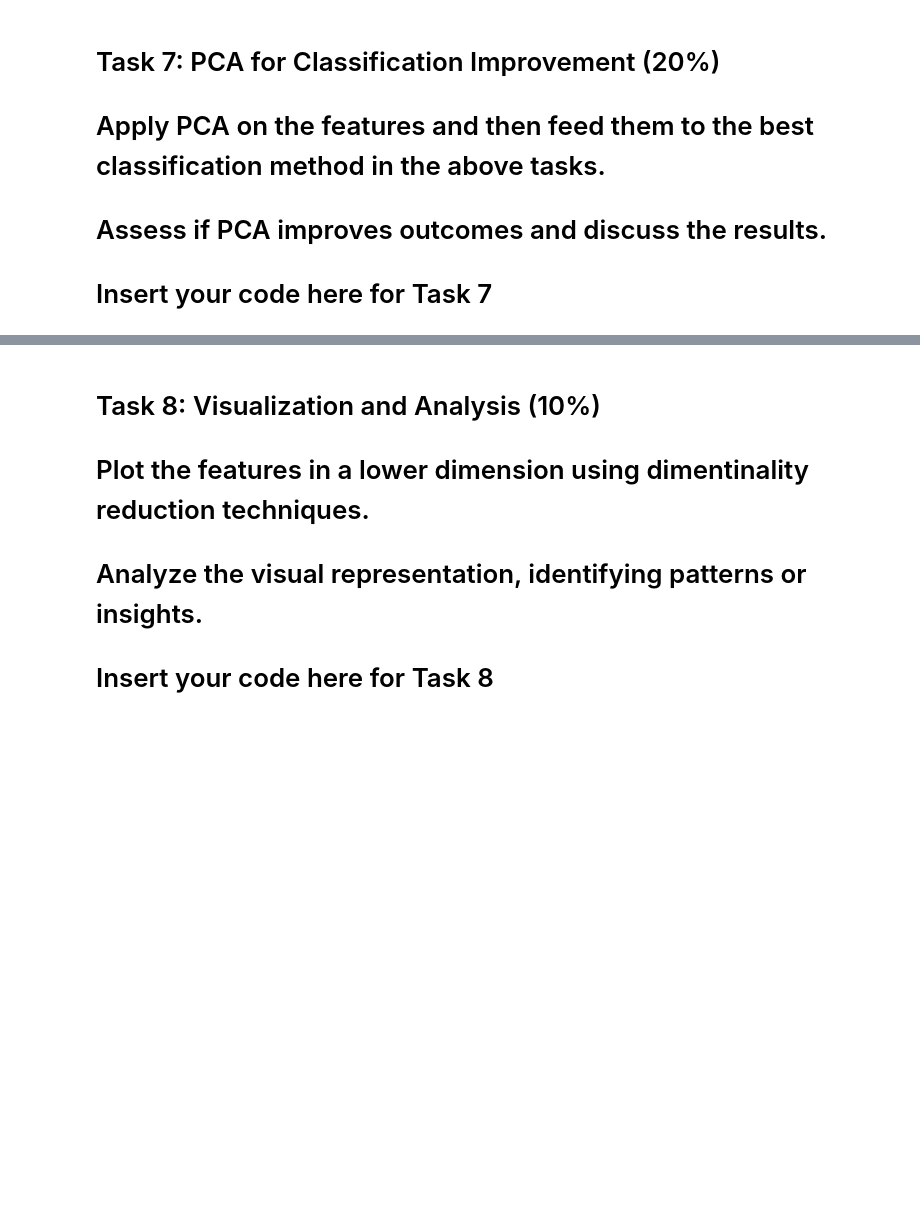
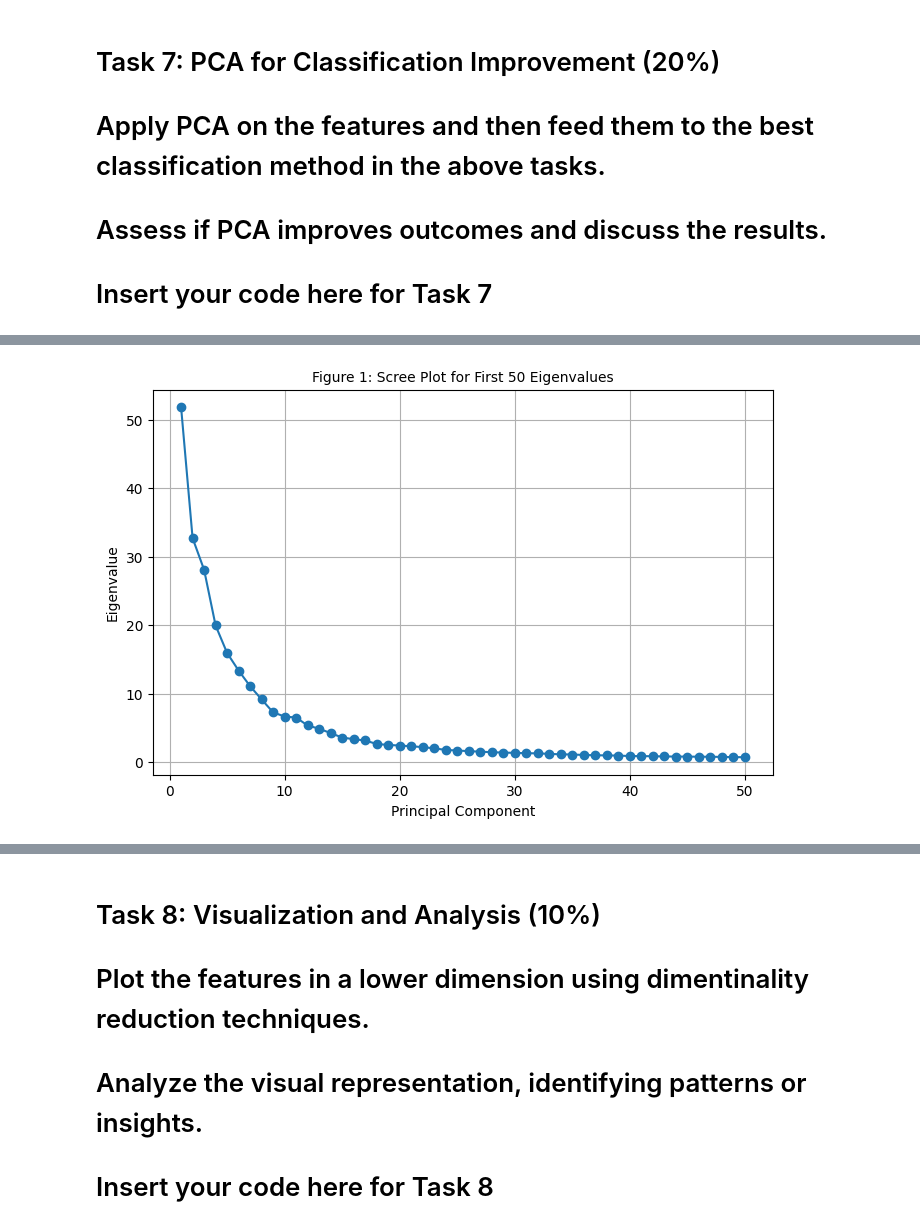
Before and after one commit to meglai/SYDE522, a Jupyter notebook: Assignment1.ipynb, the cells around one changed output, grey strips where cells are left out. Saved outputs shown, nothing was run; the diff lists cells and outputs as text; code cells hidden in the pictures; blank space fills up the shorter version.

```diff
--- a/Assignment1.ipynb
+++ b/Assignment1.ipynb
@@ -333,3 +335,91 @@ plt.show()
 # Assess if PCA improves outcomes and discuss the results.
 
 # Insert your code here for Task 7
+# %%
+import numpy as np
+import matplotlib.pyplot as plt
+
+from sklearn.cluster import KMeans
+from scipy.optimize import linear_sum_assignment
+from sklearn.metrics import confusion_matrix
+from sklearn.metrics import accuracy_score
+
+# using sklearn's implementation of PCA
+from sklearn.decomposition import PCA
+
+#check current number of features (dimensions) for each image
+print('Current dimensions:', trainFeatures.shape)
+
+# project from 1024 dimensions to 50 using PCA to start
+# 50 is a large number of dimensions, but this will allow us to make a scree plot and select an ideal number of PCs
+k_trial = 50
+
+# find PCs based on training data and project them onto the first 100 PCs
+pca_trial = PCA(k_trial)
+projected_trial = pca_trial.fit_transform(trainFeatures)
+print('Reduced dimensions using sklearn for trial:', projected_trial.shape)
+
+# get the eigenvalues of the PCA trial
+# find the ratio of each eigenvalue to the sum of all other eigenvalues
+eigenvalues = pca_trial.explained_variance_
+eigenvalues_ratios = eigenvalues / np.sum(eigenvalues)
+
+# create a scree plot
+plt.figure(figsize=(8,5))
+plt.plot(np.arange(1, len(eigenvalues)+1), eigenvalues, marker = 'o')
+plt.xlabel('Principal Component', size = 10)
+plt.ylabel('Eigenvalue', size = 10)
+plt.title('Figure 1: Scree Plot for First 50 Eigenvalues', size = 10)
+plt.grid(True)
+
+# create a scree plot using ratios of eigenvalues
+plt.figure(figsize=(8,5))
+plt.plot(np.arange(1, len(eigenvalues_ratios)+1), eigenvalues_ratios, marker='o')
+plt.xlabel('Principal Component', size = 10)
+plt.ylabel('Proportion of Variance Explained', size = 10)
+plt.title('Figure 2: Scree Plot for Proportion of Variance Explained for First 50 Eigenvalues', size = 10)
+plt.grid(True)
+
+# based on these plots, the last significant drop occurs for PC 9
+# re-run PCA to reduce the dimensionality to 9
+# project the training and validation data on the 9 largest PCs
+
+k_final = 9
+
+pca_final = PCA(k_final)
+projected_training_data = pca_final.fit_transform(trainFeatures)
+projected_validation_data = pca_final.transform(validationFeatures)
+print('Reduced dimensions of training data using sklearn for final implementation:', projected_training_data.shape)
+print('Reduced dimensions of validation data using sklearn for final implementation:', projected_validation_data.shape)
+
+# based on previous algorithms used,
+
+
+# Apply KMeans clustering to data using K clusters = 20
+kmeans_man_pca = KMeans(n_clusters = 20, random_state = 420)
+kmeans_man_pca.fit(projected_training_data)
+
+# predict test data and map the predicted clusters numbers to the corresponding trained cluster numbers
+prediction_man_pca = kmeans_man_pca.predict(projected_validation_data)
+prediction_man_mapped_pca = map_labels(trainLabelsNum, kmeans_man.labels_, prediction_man)
+
+# check accuracy
+accuracy = accuracy_score(validationLabelsNum, prediction_man_mapped)
+print("Accuracy K (20) = ", accuracy)
+
+# set K (auto)
+K = autoK(trainFeatures, max_clusters = 40)
+print("Automated K Value = ", K)
+
+# Apply KMeans clustering to data using K clusters = auto
+kmeans_auto = KMeans(n_clusters = K, random_state = 420)
+kmeans_auto.fit(trainFeatures)
+
+# predict test data and map the predicted clusters numbers to the corresponding trained cluster numbers
+prediction_auto = kmeans_auto.predict(validationFeatures)
+prediction_auto_mapped = map_labels(trainLabelsNum, kmeans_auto.labels_, prediction_auto)
+
+# check accuracy
+accuracy = accuracy_score(validationLabelsNum, prediction_auto_mapped)
+print("Accuracy K (Auto) = ", accuracy)
+# %% [output]
@@ -335,0 +430 @@ plt.show()
+[figure, added]
```
Also changed, not shown: parts of 6 cells of this notebook.
